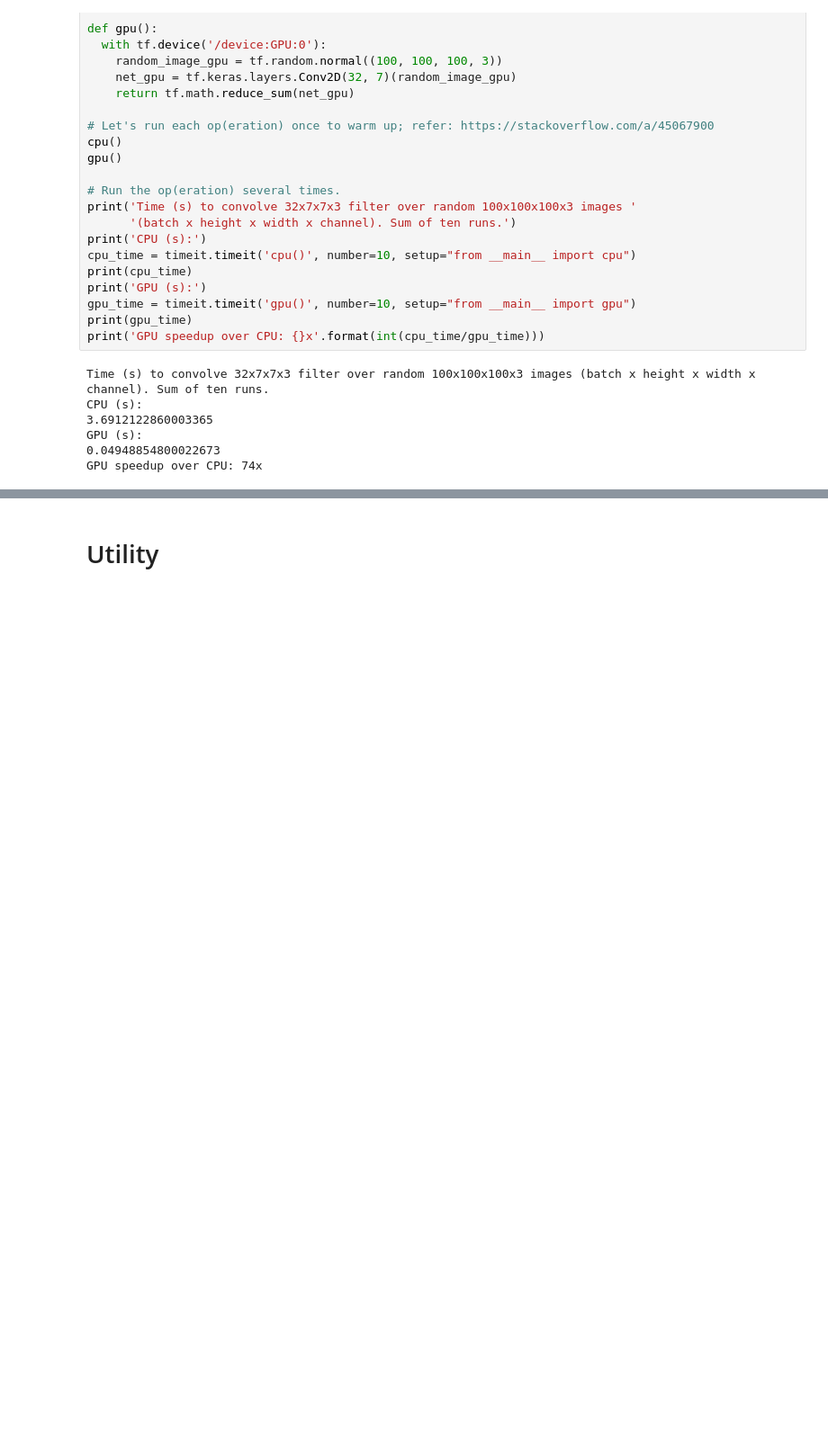
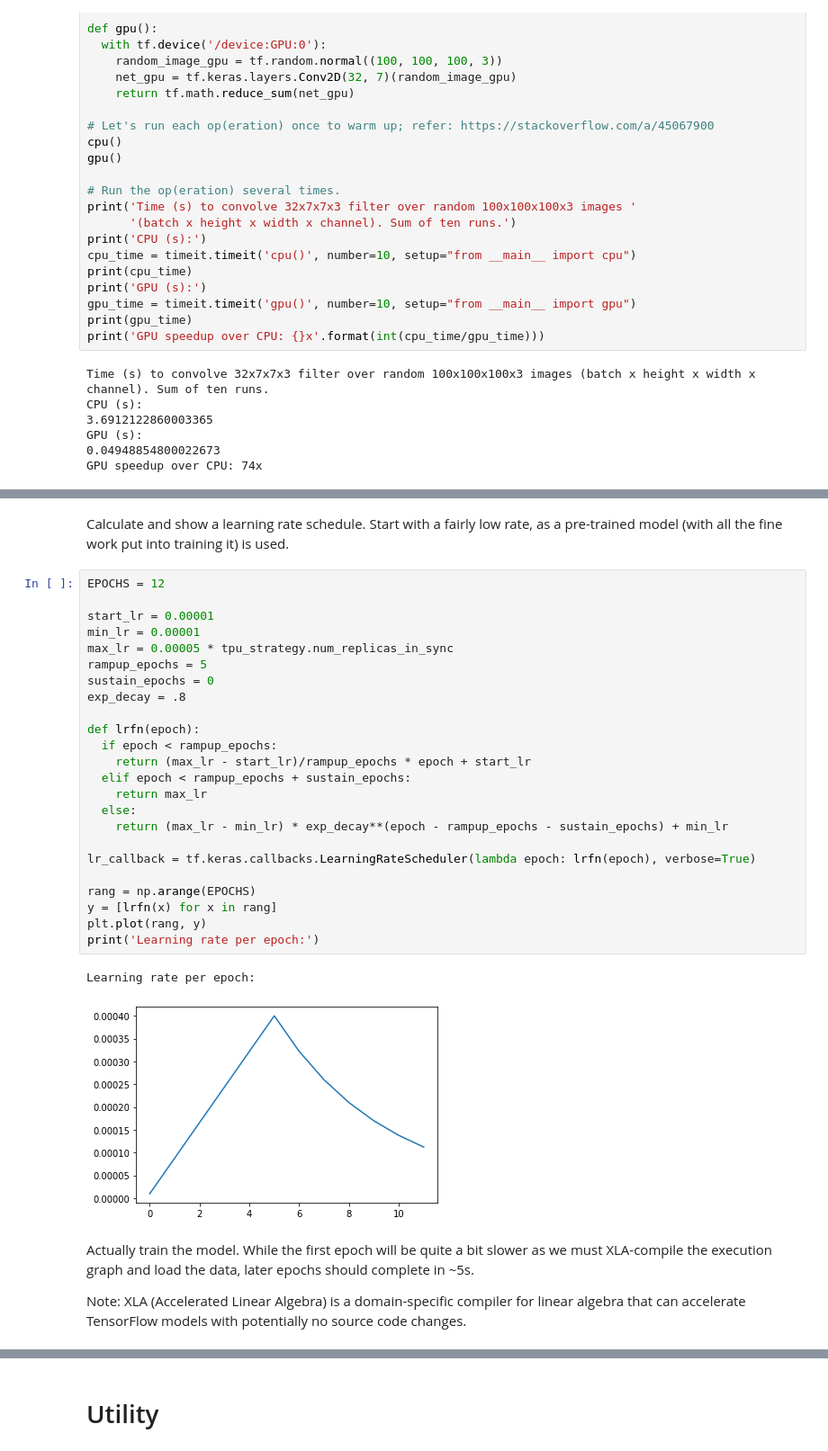
Before and after one commit to mctrinh/ggColab, a Jupyter notebook: starting_colab_template.ipynb, the cells around one changed output, grey strips where cells are left out. Shown at 90% size. Cells and saved outputs as stored; diff of their text form; blank space fills up the shorter version.

```diff
--- a/starting_colab_template.ipynb
+++ b/starting_colab_template.ipynb
@@ -133,0 +336,33 @@ Copyright 2019-2020 Google LLC. Licensed under the Apache License, Version 2.0 (
+# %% [markdown]
+Calculate and show a learning rate schedule. Start with a fairly low rate, as a pre-trained model (with all the fine work put into training it) is used.
+# %%
+EPOCHS = 12
+
+start_lr = 0.00001
+min_lr = 0.00001
+max_lr = 0.00005 * tpu_strategy.num_replicas_in_sync
+rampup_epochs = 5
+sustain_epochs = 0
+exp_decay = .8
+
+def lrfn(epoch):
+  if epoch < rampup_epochs:
+    return (max_lr - start_lr)/rampup_epochs * epoch + start_lr
+  elif epoch < rampup_epochs + sustain_epochs:
+    return max_lr
+  else:
+    return (max_lr - min_lr) * exp_decay**(epoch - rampup_epochs - sustain_epochs) + min_lr
+
+lr_callback = tf.keras.callbacks.LearningRateScheduler(lambda epoch: lrfn(epoch), verbose=True)
+
+rang = np.arange(EPOCHS)
+y = [lrfn(x) for x in rang]
+plt.plot(rang, y)
+print('Learning rate per epoch:')
+# %% [output]
+Learning rate per epoch:
+[figure, added]
+# %% [markdown]
+Actually train the model. While the first epoch will be quite a bit slower as we must XLA-compile the execution graph and load the data, later epochs should complete in ~5s.
+
+Note: XLA (Accelerated Linear Algebra) is a domain-specific compiler for linear algebra that can accelerate TensorFlow models with potentially no source code changes.
```
Also changed, not shown: parts of 31 cells of this notebook.
